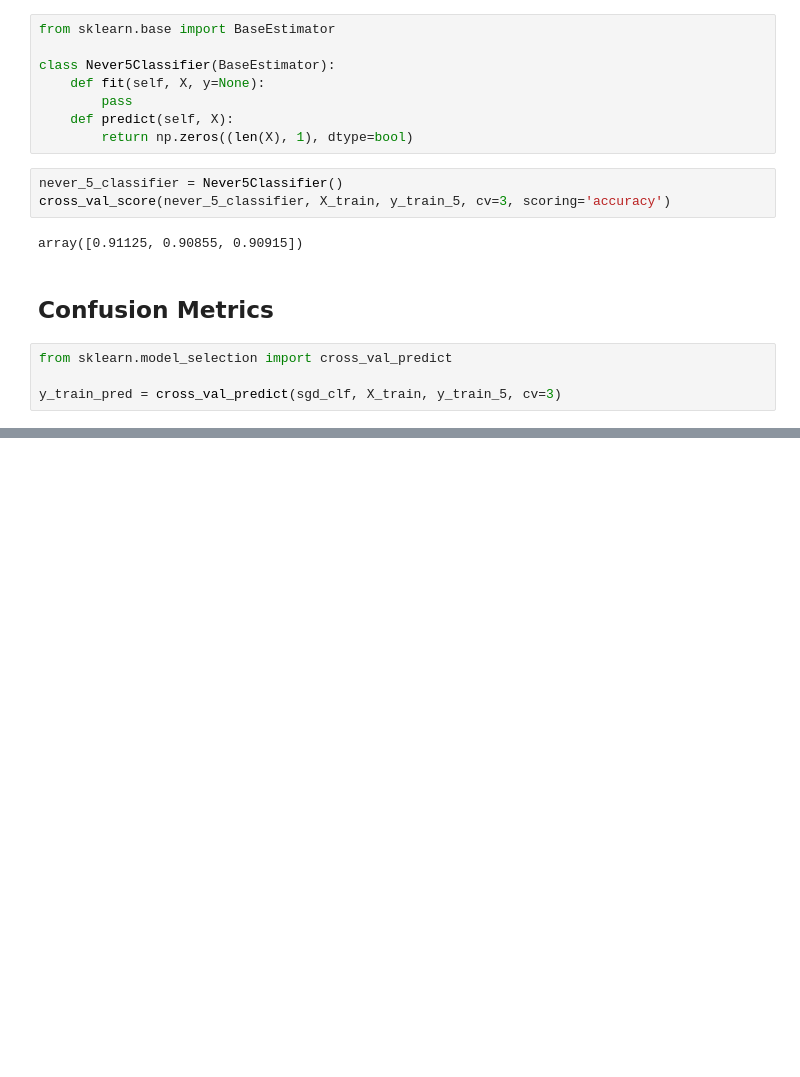
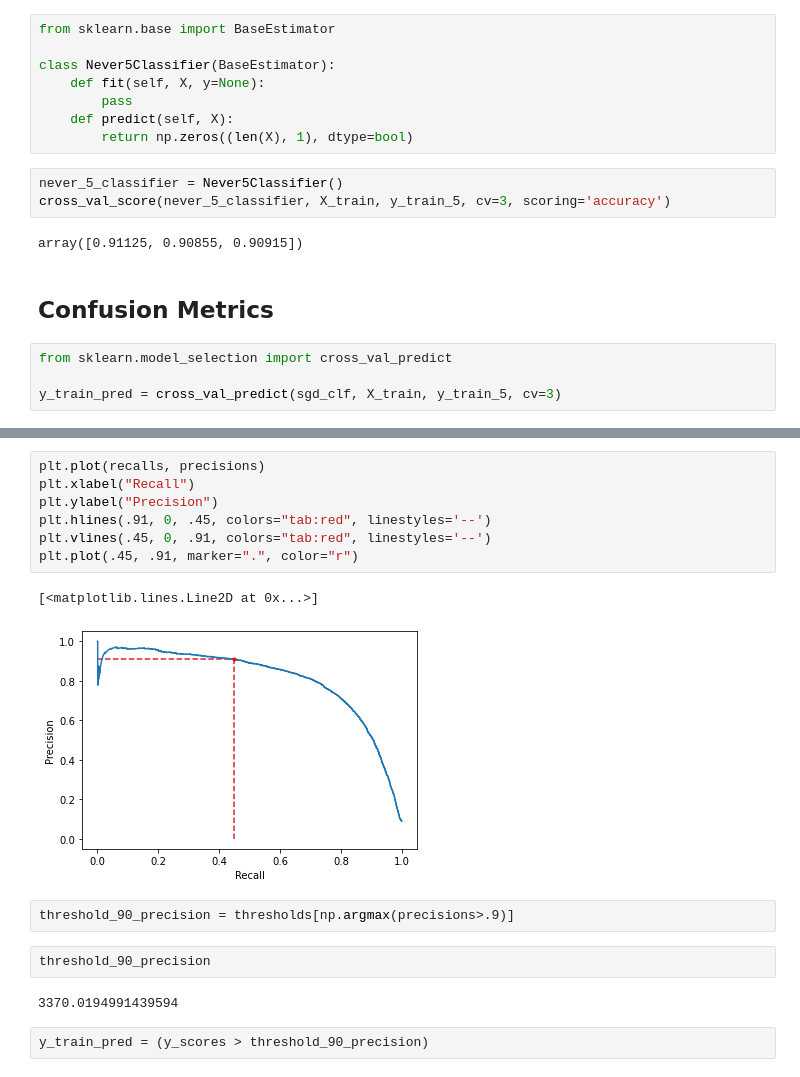
Before and after one commit to ygivenx/book-hands-on-ml-scikit-tf, a Jupyter notebook: 3-ch.ipynb, the cells around one changed output, grey strips where cells are left out. Drawn from its saved outputs; the diff is of its cells as text; blank space fills up the shorter version.

```diff
--- a/3-ch.ipynb
+++ b/3-ch.ipynb
@@ -79,0 +107,18 @@ confusion_matrix(y_train_5, y_train_pred)
+# %%
+plt.plot(recalls, precisions)
+plt.xlabel("Recall")
+plt.ylabel("Precision")
+plt.hlines(.91, 0, .45, colors="tab:red", linestyles='--')
+plt.vlines(.45, 0, .91, colors="tab:red", linestyles='--')
+plt.plot(.45, .91, marker=".", color="r")
+# %% [output]
+[<matplotlib.lines.Line2D at 0x...>]
+[figure, added]
+# %%
+threshold_90_precision = thresholds[np.argmax(precisions>.9)]
+# %%
+threshold_90_precision
+# %% [output]
+3370.0194991439594
+# %%
+y_train_pred = (y_scores > threshold_90_precision)
```
Also changed, not shown: parts of 23 cells of this notebook, 1 other file.
